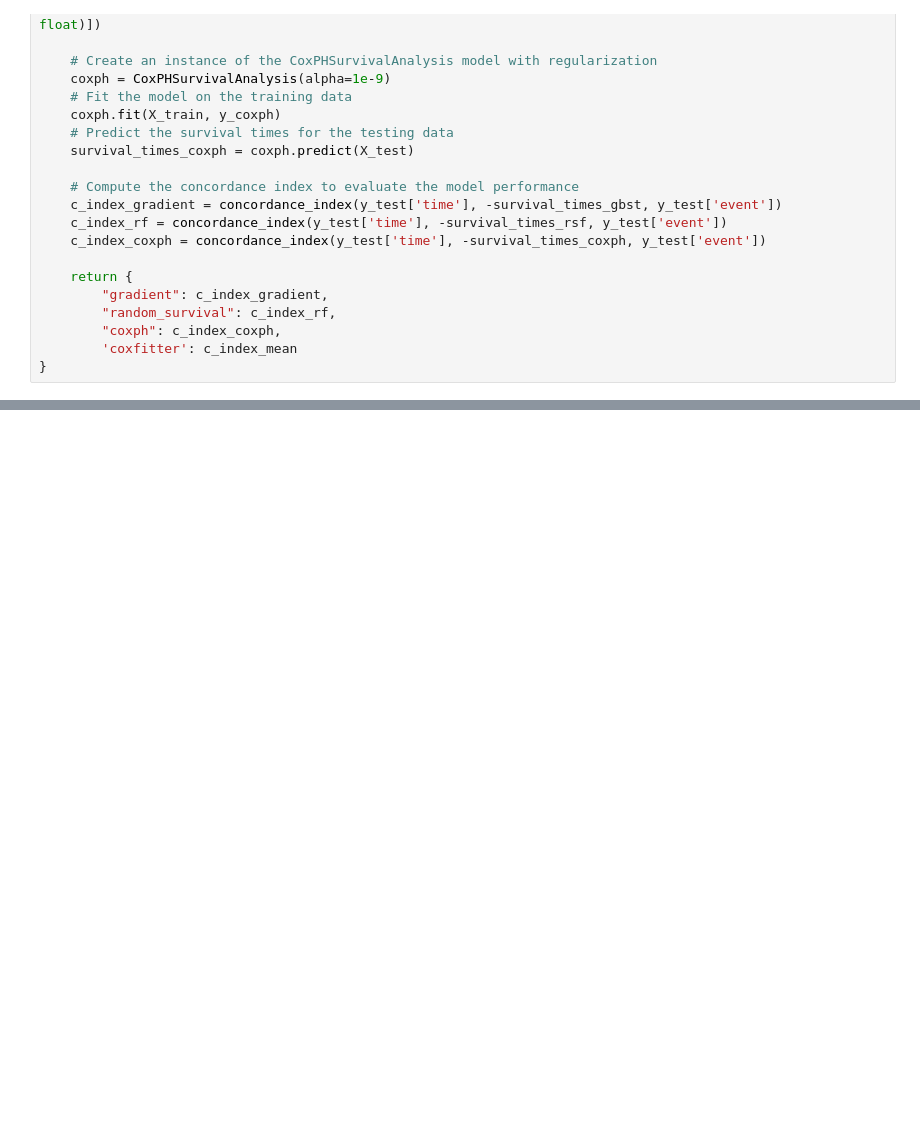
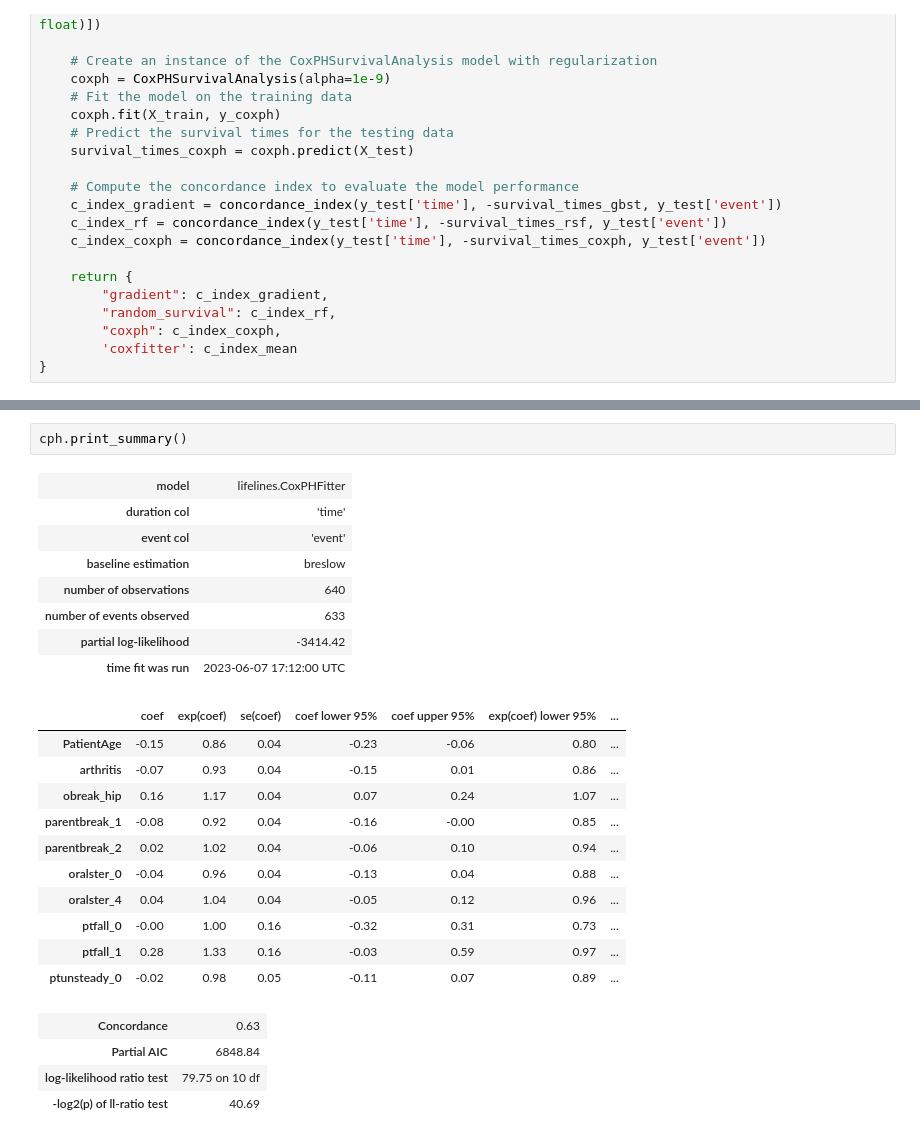
Before and after one commit to myguardian/Osteoporosis, a Jupyter notebook: 6-Survival_Analysis/Survival-Synthetic.ipynb, the cells around one changed output, grey strips where cells are left out. Cells and saved outputs as stored; diff of their text form; blank space fills up the shorter version.

```diff
--- a/6-Survival_Analysis/Survival-Synthetic.ipynb
+++ b/6-Survival_Analysis/Survival-Synthetic.ipynb
@@ -298,0 +311,26 @@ Cross-validated C-index: 0.544
+# %%
+cph.print_summary()
+# %% [output]
+| model | lifelines.CoxPHFitter |
+| duration col | 'time' |
+| event col | 'event' |
+| baseline estimation | breslow |
+| number of observations | 640 |
+| number of events observed | 633 |
+| partial log-likelihood | -3414.42 |
+| time fit was run | 2023-06-07 17:12:00 UTC |
+|  | coef | exp(coef) | se(coef) | coef lower 95% | coef upper 95% | exp(coef) lower 95% | ... |
+| PatientAge | -0.15 | 0.86 | 0.04 | -0.23 | -0.06 | 0.80 | ... |
+| arthritis | -0.07 | 0.93 | 0.04 | -0.15 | 0.01 | 0.86 | ... |
+| obreak_hip | 0.16 | 1.17 | 0.04 | 0.07 | 0.24 | 1.07 | ... |
+| parentbreak_1 | -0.08 | 0.92 | 0.04 | -0.16 | -0.00 | 0.85 | ... |
+| parentbreak_2 | 0.02 | 1.02 | 0.04 | -0.06 | 0.10 | 0.94 | ... |
+| oralster_0 | -0.04 | 0.96 | 0.04 | -0.13 | 0.04 | 0.88 | ... |
+| oralster_4 | 0.04 | 1.04 | 0.04 | -0.05 | 0.12 | 0.96 | ... |
+| ptfall_0 | -0.00 | 1.00 | 0.16 | -0.32 | 0.31 | 0.73 | ... |
+| ptfall_1 | 0.28 | 1.33 | 0.16 | -0.03 | 0.59 | 0.97 | ... |
+| ptunsteady_0 | -0.02 | 0.98 | 0.05 | -0.11 | 0.07 | 0.89 | ... |
+| Concordance | 0.63 |
+| Partial AIC | 6848.84 |
+| log-likelihood ratio test | 79.75 on 10 df |
+| -log2(p) of ll-ratio test | 40.69 |
```
Also changed, not shown: parts of 9 cells of this notebook, 2 other files.
